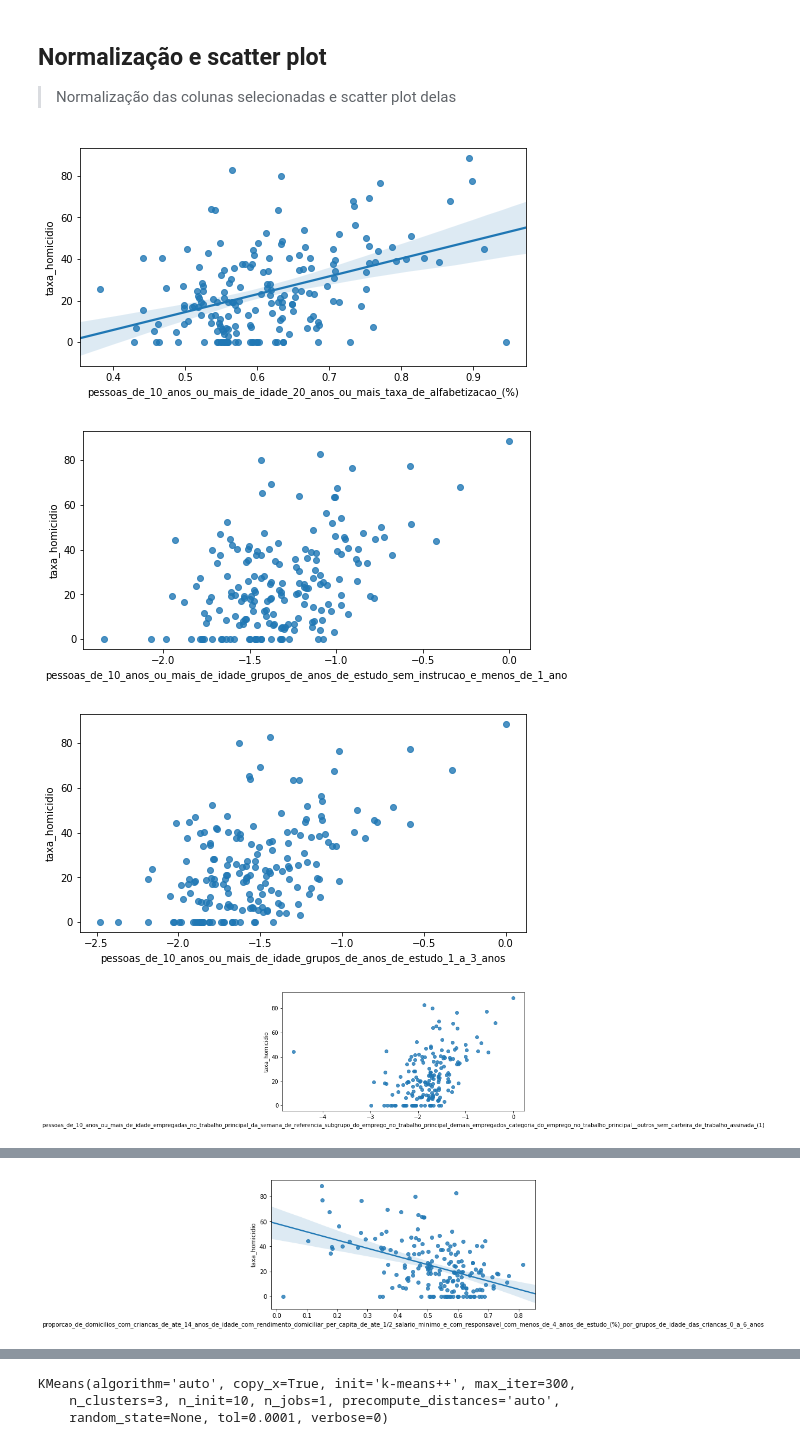
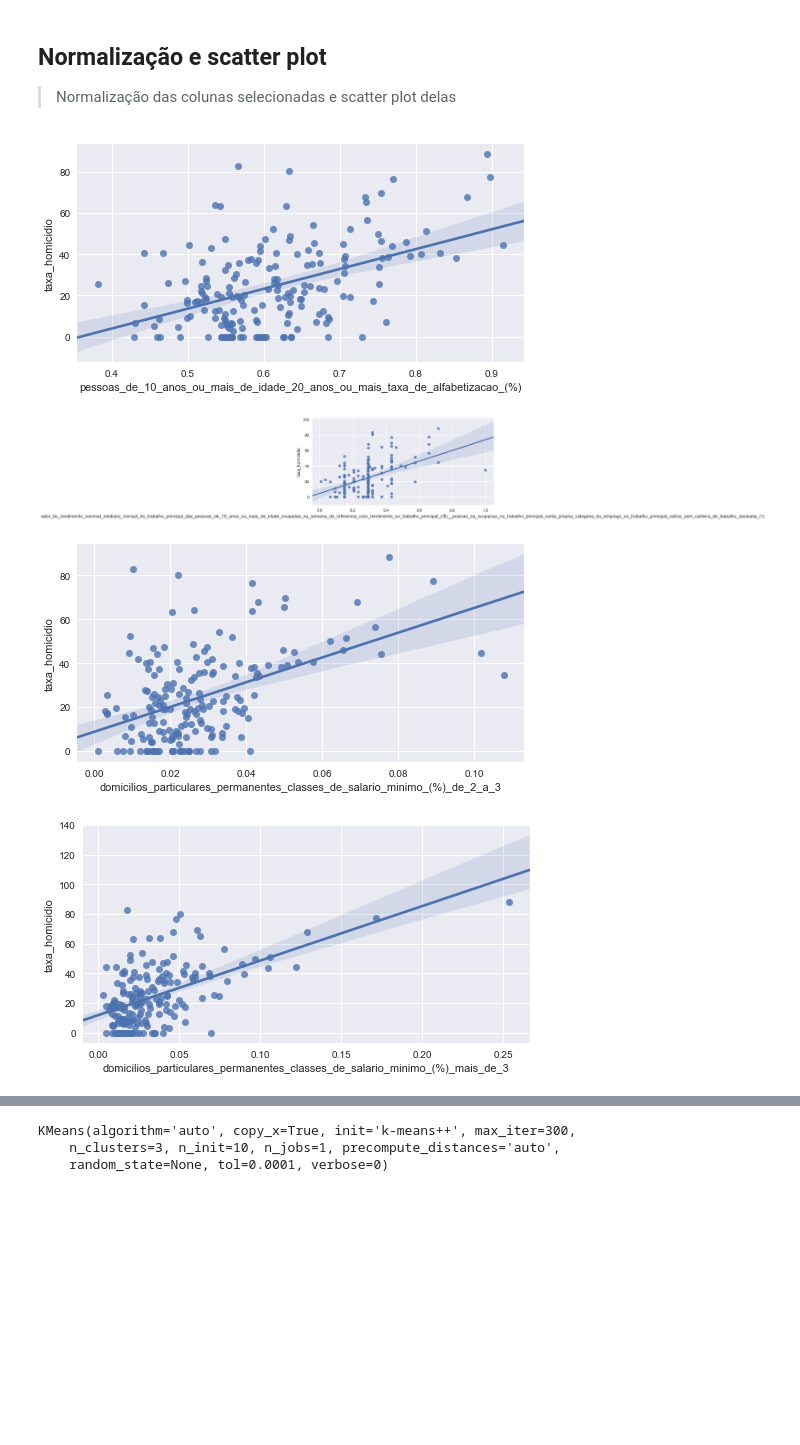
Before and after one commit to if1015-datascience-ufpe/2017-2-projeto-lbs4-eebls-ktcn, a Jupyter notebook: analysis/2_normalizacao_e_analise_inicial.ipynb, the cells around one changed output, grey strips where cells are left out. Drawn from its saved outputs; the diff is of its cells as text; code cells hidden in the pictures; blank space fills up the shorter version.

```diff
--- a/analysis/2_normalizacao_e_analise_inicial.ipynb
+++ b/analysis/2_normalizacao_e_analise_inicial.ipynb
@@ -13,8 +19,15 @@ tabela_final = pd.read_csv('tabela_final_prod.csv')
+# %%
+tabela_final = tabela_final.loc[tabela_final.municipio != 'Fernando de Noronha']
+# tabela_final = tabela_final.loc[tabela_final.municipio != 'Recife']
+
+for column in tabela_final.columns:
+    if 'total' in column:
+        tabela_final.drop(column, axis=1, inplace=True)
 # %%
 tabela_final.set_index('municipio',inplace=True)
-tabela_final = tabela_final.fillna(0)
+#tabela_final = tabela_final.fillna(0)
 # %%
-not_in_columns = ['taxa_homicidio','pessoas_de_10_anos_ou_mais_de_idade_ocupadas_na_semana_de_referencia_total',\
+not_in_columns = ['pop','taxa_homicidio','pessoas_de_10_anos_ou_mais_de_idade_ocupadas_na_semana_de_referencia_total',\
                   'domicilios_particulares_permanentes_por_situacao_do_domicilio_rural__destino_do_lixo(%)_coletado',\
                  'domicilios_particulares_permanentes_por_situacao_do_domicilio_rural__destino_do_lixo(%)_queimado_ou_enterrado',\
                  'domicilios_particulares_permanentes_por_situacao_do_domicilio_rural__destino_do_lixo(%)_outra_forma_(1)',\
@@ -22,12 +35,12 @@ not_in_columns = ['taxa_homicidio','pessoas_de_10_anos_ou_mais_de_idade_ocupadas
                  'domicilios_particulares_permanente_por_situacao_do_domicilio_rural__tipo_de_esgotamento_sanitario(%)_fossa_septica',\
                  'domicilios_particulares_permanente_por_situacao_do_domicilio_rural__tipo_de_esgotamento_sanitario(%)_outra_forma_(1)',\
                  'domicilios_particulares_permanente_por_situacao_do_domicilio_rural__sem_instalacao_sanitaria(%)']
-which_columns = []
 # %%
+which_columns = []
 x = tabela_final['taxa_homicidio'].values
 for column in tabela_final.columns:
     if (column not in not_in_columns):
         y = tabela_final[column].values
         model = linregress(x,y)
-        if (model.pvalue <= 0.000000001):
+        if (model.pvalue <= 0.0000000001):
             which_columns.append(column)
@@ -53,18 +72,19 @@ which_columns
 # %%
 df = tabela_final.copy()
 for column in which_columns:
     if ('(%)' not in column):
-        #print(column)
-        #df[column] = df[column].apply(lambda x: (x - df[column].mean()) / df[column].std())
-        df[column] = df[column].apply(lambda x: (x - df[column].min()) / (df[column].max() - df[column].min()) )
-        df[column] = df[column].apply(lambda x: np.log10(x))
+#         print(column)
+#         df[column] = df[column].apply(lambda x: (x - df[column].mean()) / df[column].std())  #normalizacao zscore
+        df[column] = df[column].apply(lambda x: x * 100000 / df['pop'])
+        df[column] = df[column].apply(lambda x: (x - df[column].min()) / (df[column].max() - df[column].min()) ) #normalizacao min-max
+#         df[column] = df[column].apply(lambda x: np.log10(x))
     else:
         df[column] = df[column].apply(lambda x: x/100)
     #ax = df.plot.scatter(x=column, y='taxa_homicidio')
     plt.subplots(figsize=(8,4))
-    sns.regplot(column, 'taxa_homicidio',data=df)
+    ax = sns.regplot(column, 'taxa_homicidio',data=df.loc[df[column] > 0])
 # %% [output]
-[figure, old version]
+[figure, new version]
-[figure, old version]
+[figure, new version]
-[figure, old version]
+[figure, new version]
-[figure, old version]
+[figure, new version]
@@ -77 +96,0 @@ for column in which_columns:
-[figure, removed]
```
Also changed, not shown: parts of 7 cells of this notebook.
